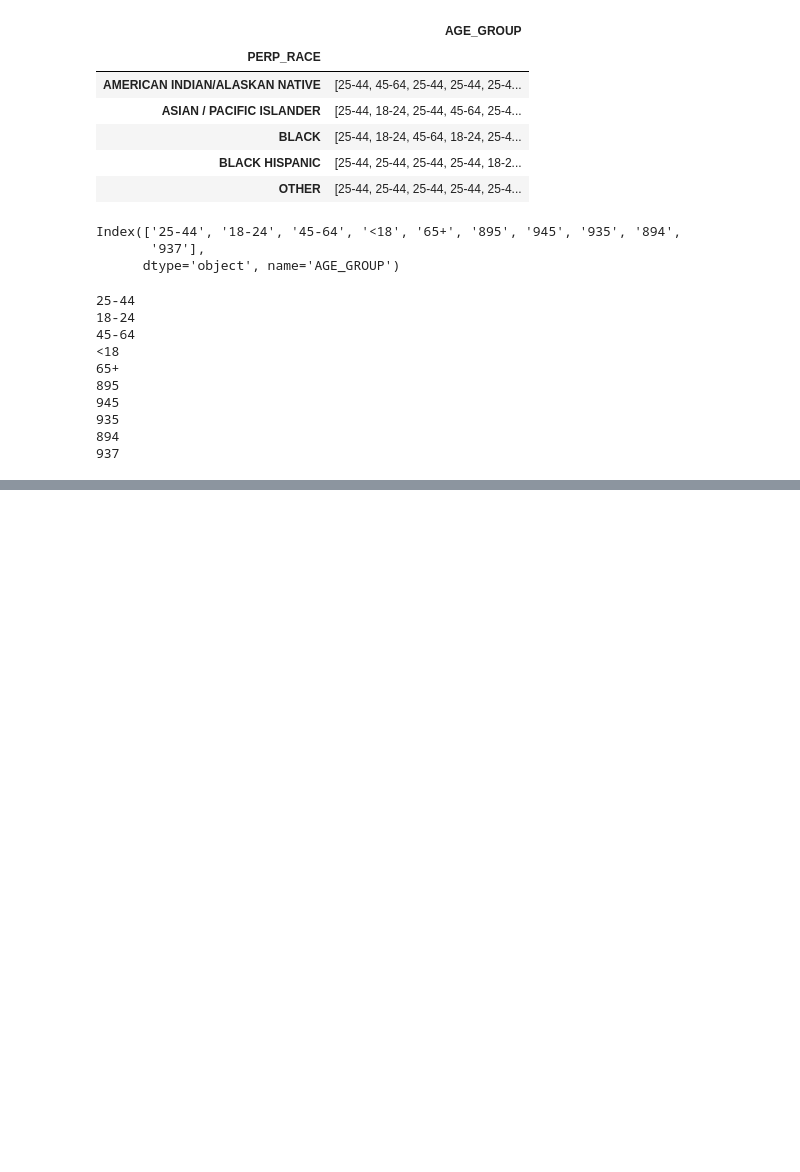
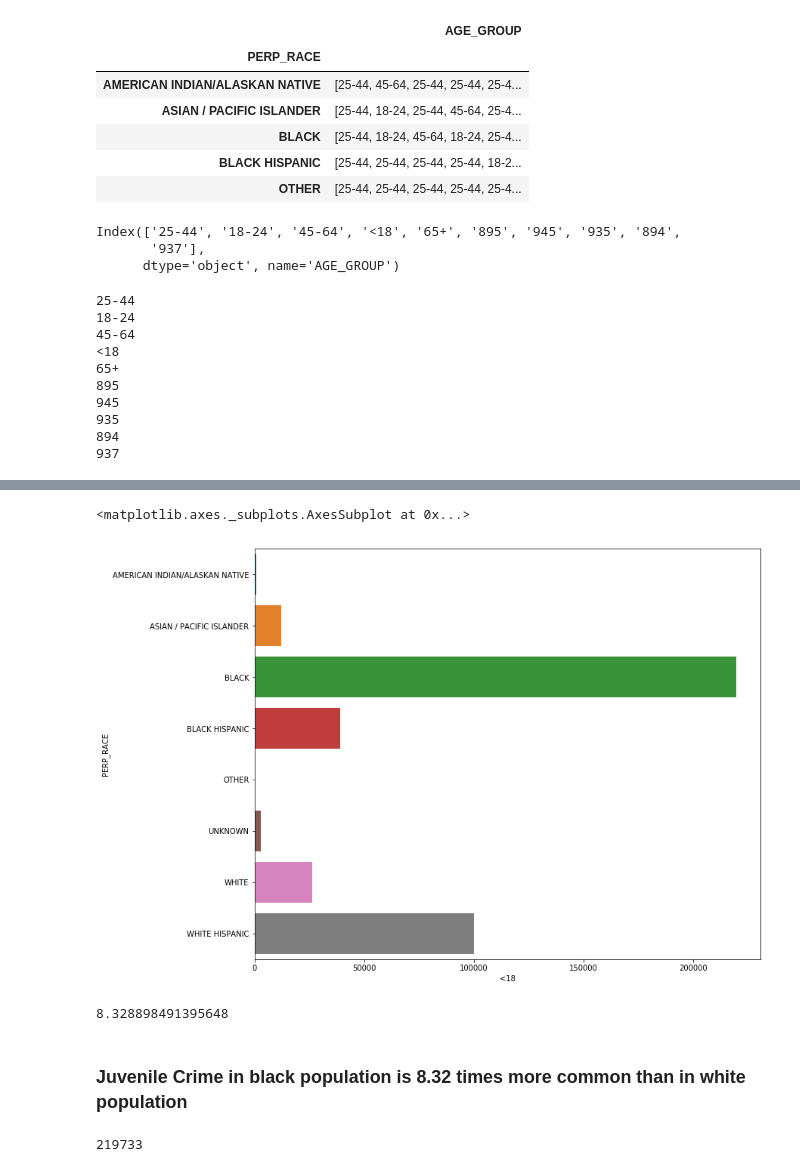
Before and after one commit to bhparijat/NYPD-crime-analysis, a Jupyter notebook: generate_summary.ipynb, the cells around one changed output, grey strips where cells are left out. Cells and saved outputs as stored; diff of their text form; code cells hidden in the pictures; blank space fills up the shorter version.

Commit message:
juvenile comparison completed

```diff
--- a/generate_summary.ipynb
+++ b/generate_summary.ipynb
@@ -479,0 +517,22 @@ groupby_race.drop
+# %%
+plt.figure(figsize = (12,10))
+sns.barplot(y = groupby_race.index, x = groupby_race['<18'] )
+# %% [output]
+<matplotlib.axes._subplots.AxesSubplot at 0x...>
+[figure, added]
+# %%
+black_arrest_juvenile = groupby_race[(groupby_race.index == "BLACK")]['<18'].values[0]
+
+white_arrest_juvenile = groupby_race[(groupby_race.index == "WHITE")]["<18"].values[0]
+
+black_arrest_wrt_white_arrests_juvenile = black_arrest_juvenile / white_arrest_juvenile
+
+print(black_arrest_wrt_white_arrests_juvenile)
+# %% [output]
+8.328898491395648
+# %% [markdown]
+### Juvenile Crime in black population is 8.32 times more common than in white population
+# %%
+groupby_race[(groupby_race.index == "BLACK")]['<18'].values[0]
+# %% [output]
+219733
```
Also changed, not shown: parts of 8 cells of this notebook.
